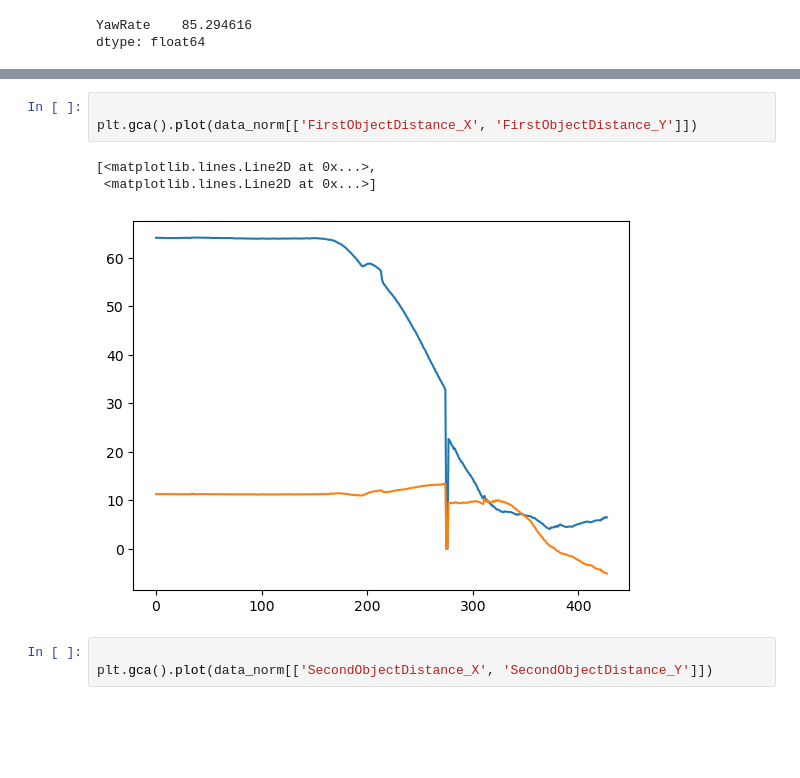
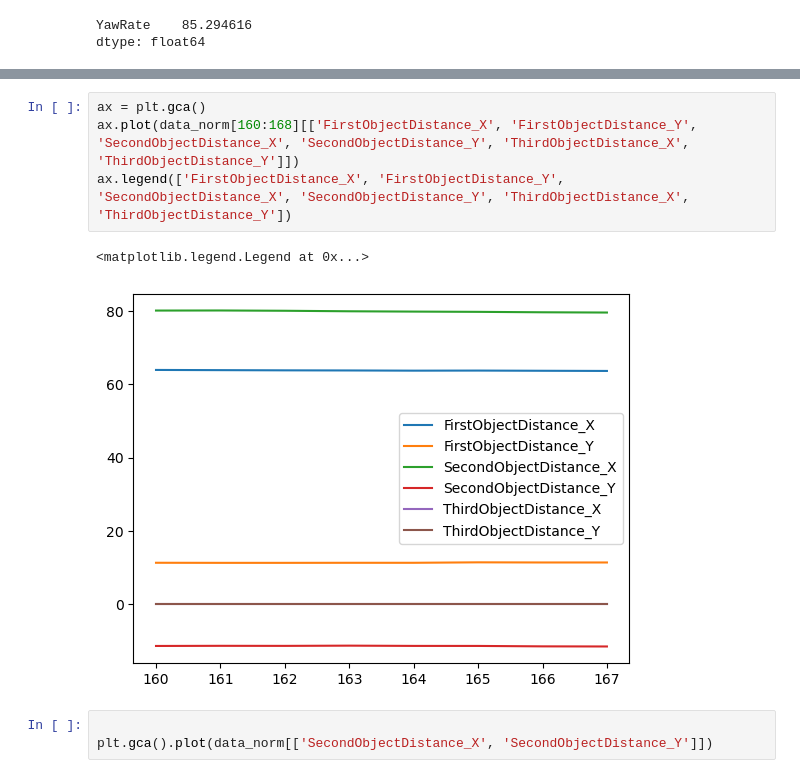
Before and after one commit to Fullbaro/CodeLikeABosch2023, a Jupyter notebook: code/bence.ipynb, the cells around one changed output, grey strips where cells are left out. Saved outputs shown, nothing was run; the diff lists cells and outputs as text; blank space fills up the shorter version.

```diff
--- a/code/bence.ipynb
+++ b/code/bence.ipynb
@@ -69,10 +124,10 @@ dtype: float64
 # %%
-
-plt.gca().plot(data_norm[['FirstObjectDistance_X', 'FirstObjectDistance_Y']])
+ax = plt.gca()
+ax.plot(data_norm[160:168][['FirstObjectDistance_X', 'FirstObjectDistance_Y', 'SecondObjectDistance_X', 'SecondObjectDistance_Y', 'ThirdObjectDistance_X', 'ThirdObjectDistance_Y']])
+ax.legend(['FirstObjectDistance_X', 'FirstObjectDistance_Y', 'SecondObjectDistance_X', 'SecondObjectDistance_Y', 'ThirdObjectDistance_X', 'ThirdObjectDistance_Y'])
 # %% [output]
-[<matplotlib.lines.Line2D at 0x...>,
- <matplotlib.lines.Line2D at 0x...>]
+<matplotlib.legend.Legend at 0x...>
-[figure, old version]
+[figure, new version]
 # %%
 
 plt.gca().plot(data_norm[['SecondObjectDistance_X', 'SecondObjectDistance_Y']])
```
Also changed, not shown: parts of 6 cells of this notebook.
